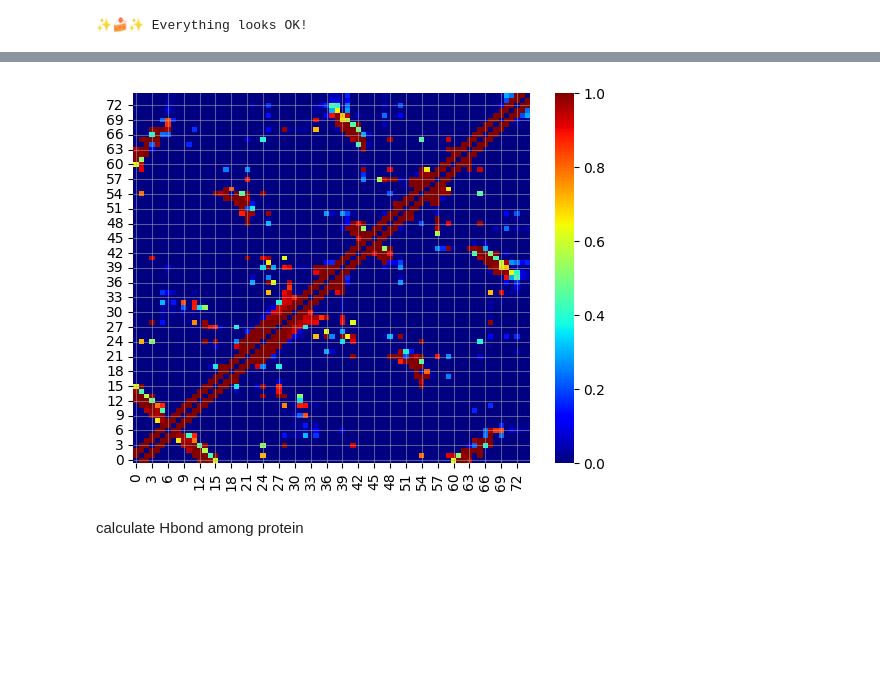
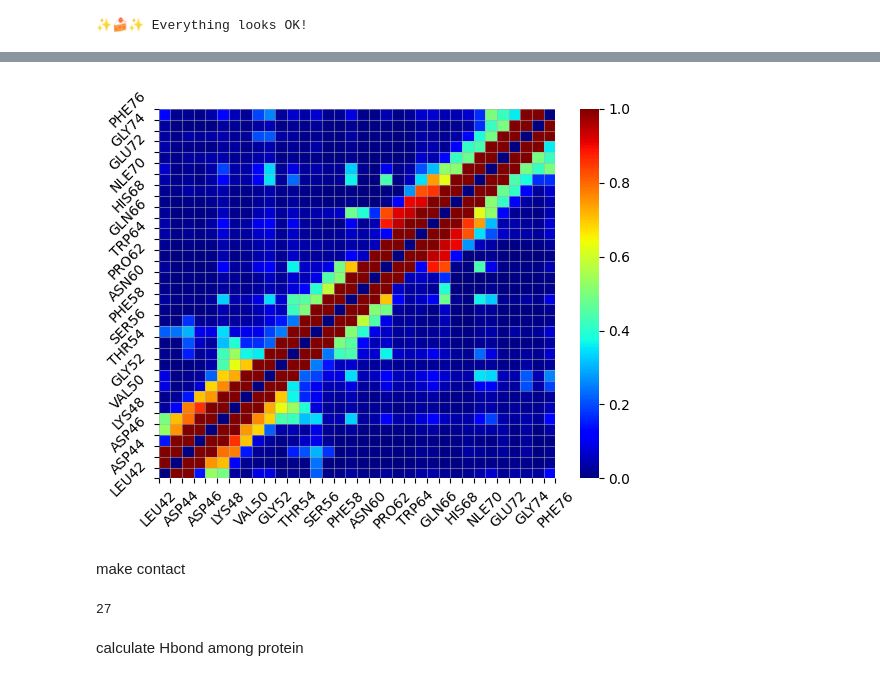
Before and after one commit to RuiqingW20/MDanalysis-on-peptides-, a Jupyter notebook: villin_analysis.ipynb, the cells around one changed output, grey strips where cells are left out. Cells and saved outputs as stored; diff of their text form; code cells hidden in the pictures; blank space fills up the shorter version.

```diff
--- a/villin_analysis.ipynb
+++ b/villin_analysis.ipynb
@@ -146,0 +118,8 @@ array([['C', 'E', 'E', ..., 'C', 'C', 'C'],
+# %%
+residue_xray=[]
+xray_CA = md.load_pdb(xray_CA_pdb)
+top_xray = xray_CA.topology
+for res in top_xray.residues:
+    residue_xray.append(res.resSeq)
+residue_xray_CA=np.asarray(residue_xray)
+residue_xray_CA
@@ -147,2 +128,9 @@ array([['C', 'E', 'E', ..., 'C', 'C', 'C'],
+# %%
+trjBB = md.load(trajectory, top=pdb,stride=10)
+BB=top.select("backbone")
+trjBB.restrict_atoms(BB)
+trjBB.center_coordinates()
+
+dssp=md.compute_dssp(trjBB,simplified=True)
 # %%
 #calculate the helix and b-sheet
@@ -320,10 +314,10 @@ plt.show()
 #Contact Map
 contact_maps = []
 contact_distances = []
-for i in range(1, 76):
+for i in range(0, 34):
     contact_map = []
     contact_distance = []
-    for j in range(1, 76):
+    for j in range(0, 34):
         if i == j:
             contacts = 0
         else:
@@ -338,11 +332,26 @@ for i in range(1, 76):
     contact_distances.append(contact_distance)
 final_map = np.asarray(contact_maps).astype(float)
 final_distance = np.asarray(contact_distances).astype(float)
+# %%
+sequence=[]
+for residue in trj.topology.residues:
+    sequence.append(residue)
+
+#Lets Zero Out some of the Labels
+n=2
+for i in range (0,len(sequence)):
+  if (i % n !=0):
+   sequence[i]=''
 # %%
-import seaborn as sns
-
-ax = sns.heatmap(final_map, vmin=0.0, vmax=1.0,cmap='jet')
+ax = sb.heatmap(final_map, vmin=0.0, vmax=1.0,cmap='jet')
 ax.invert_yaxis()
 ax.grid(which='both', alpha=0.5)
+ax.set_xticks(range(0,35))
+ax.set_yticks(range(0,35))
+ax.set_xticklabels(sequence[:35],rotation=45)
+ax.set_yticklabels(sequence[:35],rotation=45)
+plt.show()
 # %% [output]
-[figure, old version]
+[figure, new version]
+# %% [markdown]
+make contact
@@ -348,0 +366,4 @@ ax.grid(which='both', alpha=0.5)
+# %%
+native_distance_matrix1D
+# %% [output]
+27
```
Also changed, not shown: parts of 34 cells of this notebook.
